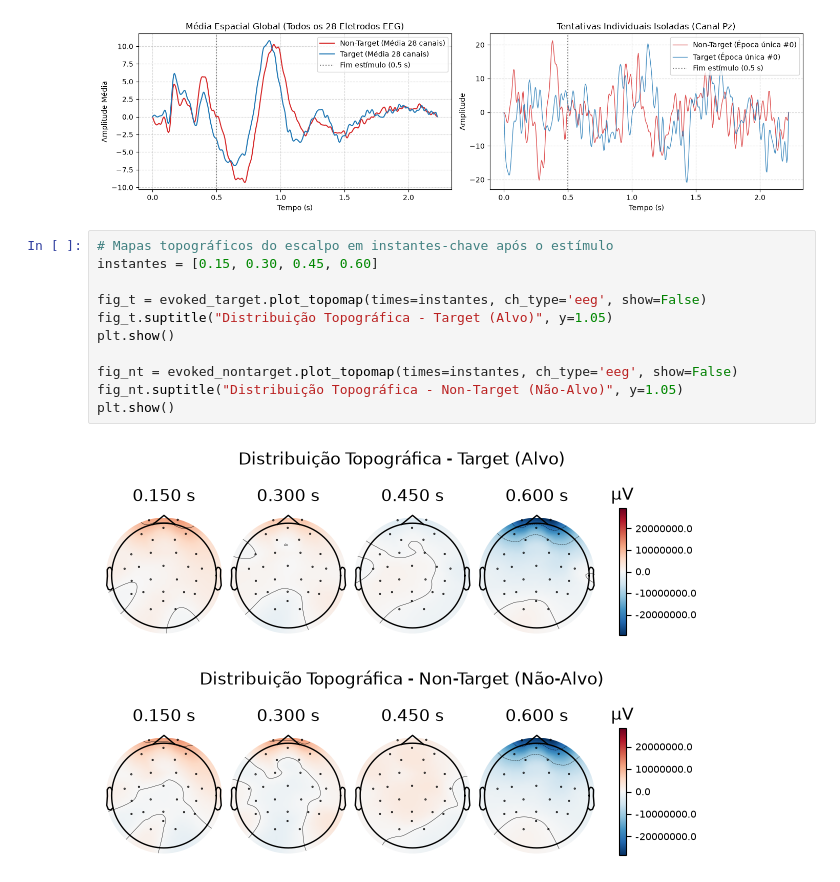
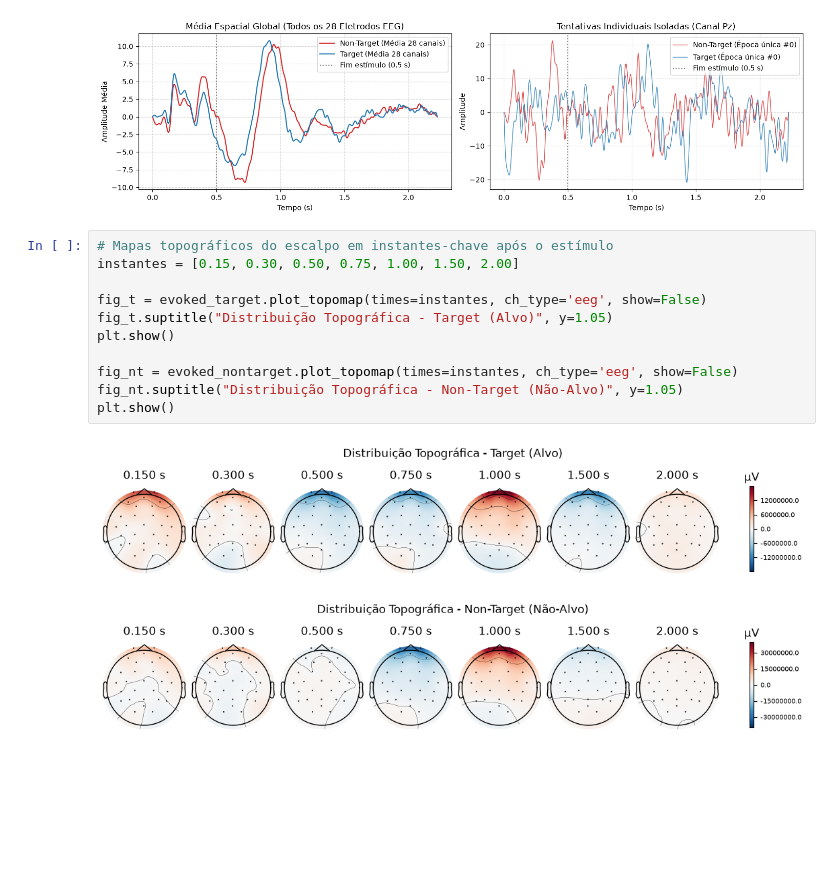
Before and after one commit to BorniaPedro/topicos-especiais, a Jupyter notebook: 03_visualizacao.ipynb, the cells around one changed output. Drawn from its saved outputs; the diff is of its cells as text; blank space fills up the shorter version.

Commit message:
alterações na visualização topografica

```diff
--- a/03_visualizacao.ipynb
+++ b/03_visualizacao.ipynb
@@ -146,15 +146,15 @@ plt.show()
 [figure]
 # %%
 # Mapas topográficos do escalpo em instantes-chave após o estímulo
-instantes = [0.15, 0.30, 0.45, 0.60]
+instantes = [0.15, 0.30, 0.50, 0.75, 1.00, 1.50, 2.00]
 
 fig_t = evoked_target.plot_topomap(times=instantes, ch_type='eeg', show=False)
 fig_t.suptitle("Distribuição Topográfica - Target (Alvo)", y=1.05)
 plt.show()
 
 fig_nt = evoked_nontarget.plot_topomap(times=instantes, ch_type='eeg', show=False)
 fig_nt.suptitle("Distribuição Topográfica - Non-Target (Não-Alvo)", y=1.05)
 plt.show()
 # %% [output]
-[figure, old version]
+[figure, new version]
-[figure, old version]
+[figure, new version]
```
